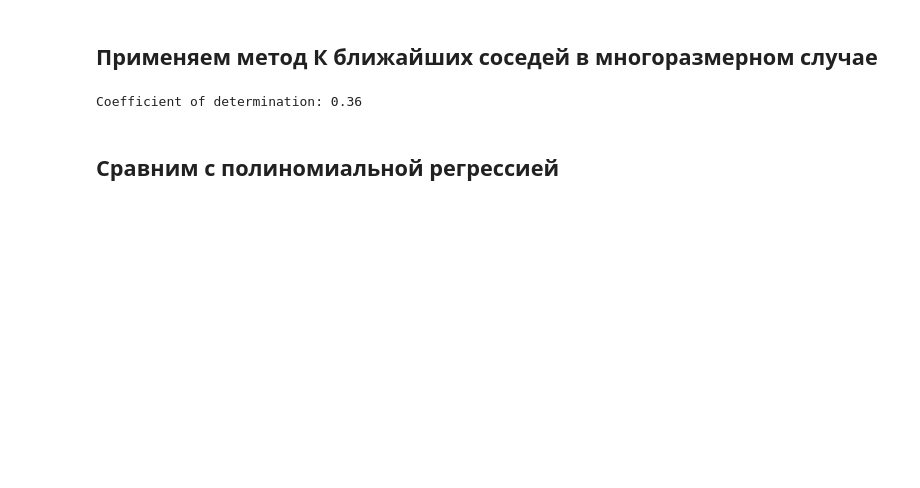
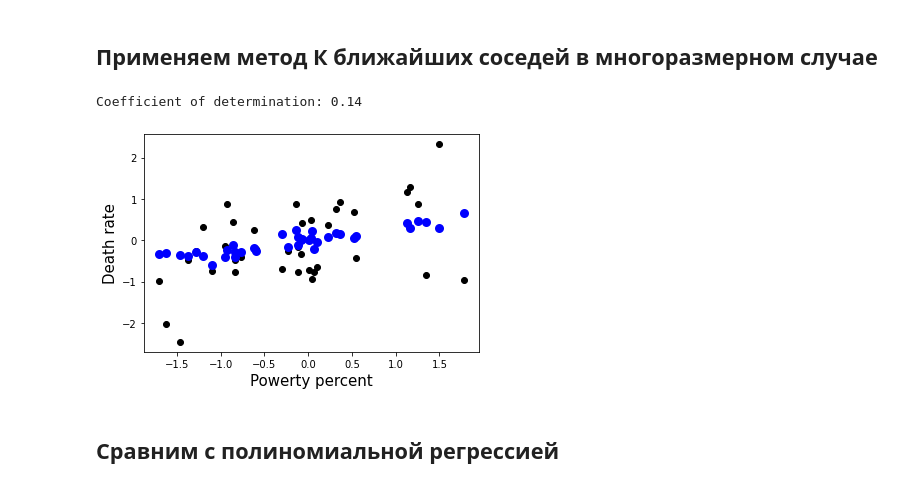
Before and after one commit to Svito-zar/OBSOLETE_Robot_Dreams_ML_Tutorial, a Jupyter notebook: In_class/lec-2-nearest-neighbour.ipynb, the cells around one changed output. Cells and saved outputs as stored; diff of their text form; code cells hidden in the pictures; blank space fills up the shorter version.

```diff
--- a/In_class/lec-2-nearest-neighbour.ipynb
+++ b/In_class/lec-2-nearest-neighbour.ipynb
@@ -289,9 +304,9 @@ sigma_poverty = df['povertyPercent'].std()
 scaled_poverty = (df['povertyPercent'].values-mu_poverty)/sigma_poverty
 
 # Incident rate
-mu_incident = df['incidenceRate'].mean()
-sigma_incident = df['incidenceRate'].std()
-scaled_incident = (df['incidenceRate'].values-mu_incident)/sigma_incident
+mu_incident = df['studyPerCap'].mean()
+sigma_incident = df['studyPerCap'].std()
+scaled_incident = (df['studyPerCap'].values-mu_incident)/sigma_incident
 
 x_data =np.array([scaled_poverty,scaled_incident]).transpose()
 
@@ -330,19 +345,29 @@ Shape of output in val data: (115, 1)
 # %%
 # Потроим "модель"
 # https://scikit-learn.org/stable/modules/generated/sklearn.neighbors.KNeighborsClassifier.html
 K = 35
 knn = KNeighborsRegressor(n_neighbors=K, weights = "distance")
 knn.fit(X_train, y_train)
 
 # Применяем
 y_pred = knn.predict(X_val)
 
 # Посчитаем Коэффициент детерминации
 # https://en.wikipedia.org/wiki/Coefficient_of_determination
 print('Coefficient of determination: %.2f'
       % r2_score(y_val, y_pred))
+
+# Визуализируем
+plt.scatter(X_val[:,0], y_val,  color='black')
+plt.scatter(X_val[:,0], y_pred, color='blue', linewidth=3)
+
+plt.xlabel('Powerty percent', fontsize=15)
+plt.ylabel('Death rate', fontsize=15)
+
+plt.show()
 # %% [output]
-Coefficient of determination: 0.36
+Coefficient of determination: 0.14
+[figure, added]
 # %% [markdown]
 ## Сравним с полиномиальной регрессией
 # %%
```
Also changed, not shown: parts of 12 cells of this notebook.
